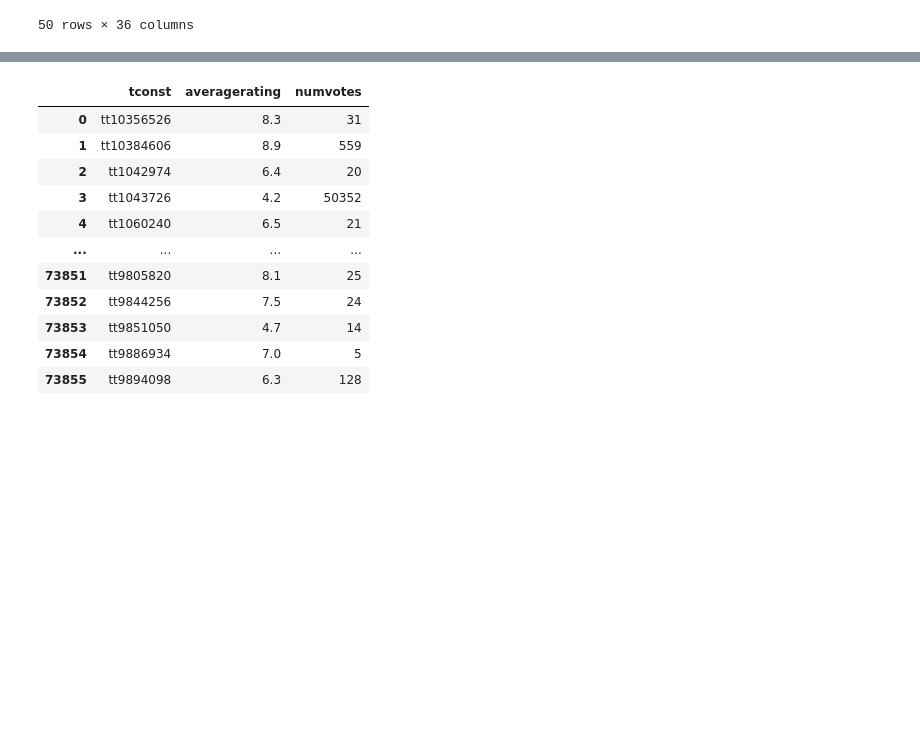
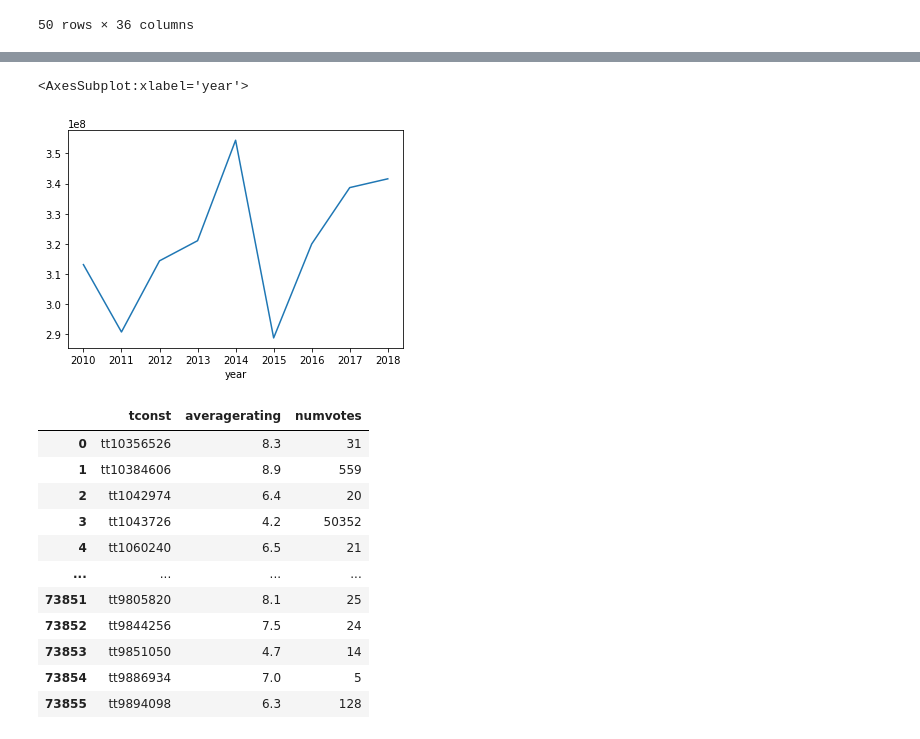
Before and after one commit to danielhlee4/MovieDataAnalysis, a Jupyter notebook: Analysis.ipynb, the cells around one changed output, grey strips where cells are left out. Cells and saved outputs as stored; diff of their text form; code cells hidden in the pictures; blank space fills up the shorter version.

```diff
--- a/Analysis.ipynb
+++ b/Analysis.ipynb
@@ -519,3 +596,8 @@ bom_imdb.groupby(['year', 'Pclass'])['Survived'].mean()
+# %%
+adventure_plot.groupby(['year'])['total_gross'].mean().plot()
+# %% [output]
+<AxesSubplot:xlabel='year'>
+[figure, added]
 # %%
 bom_movie_gross[bom_movie_gross['domestic_gross'] > 100000000]
 # %%
```
Also changed, not shown: parts of 12 cells of this notebook.
